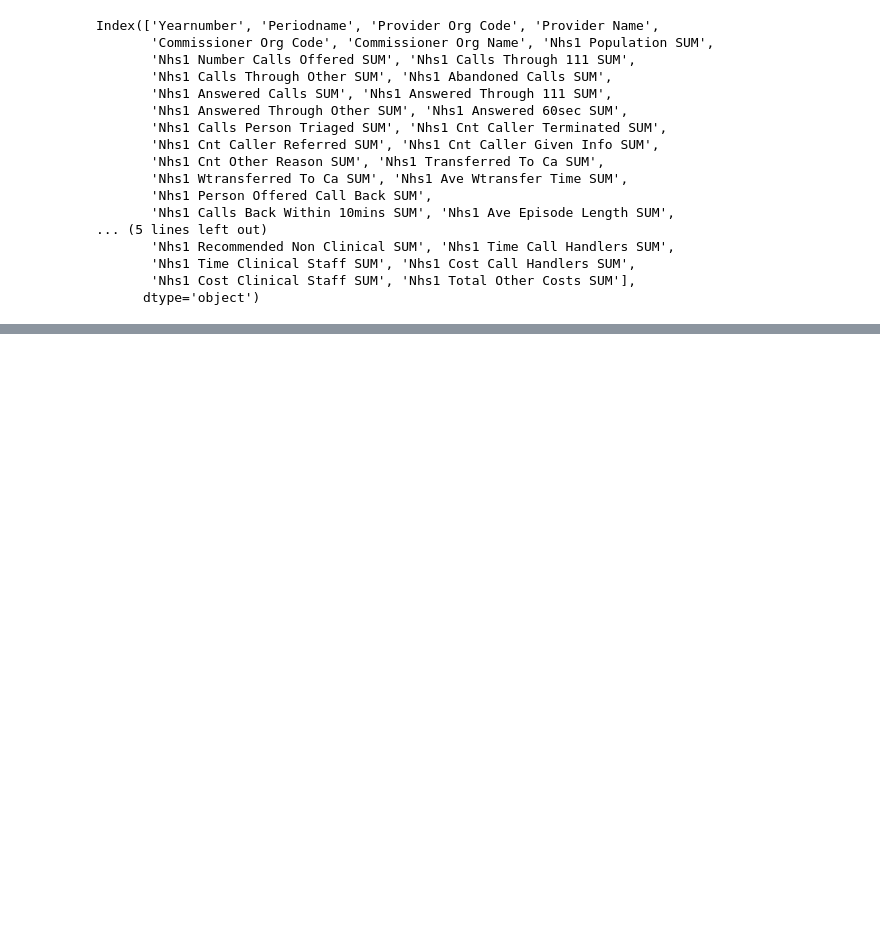
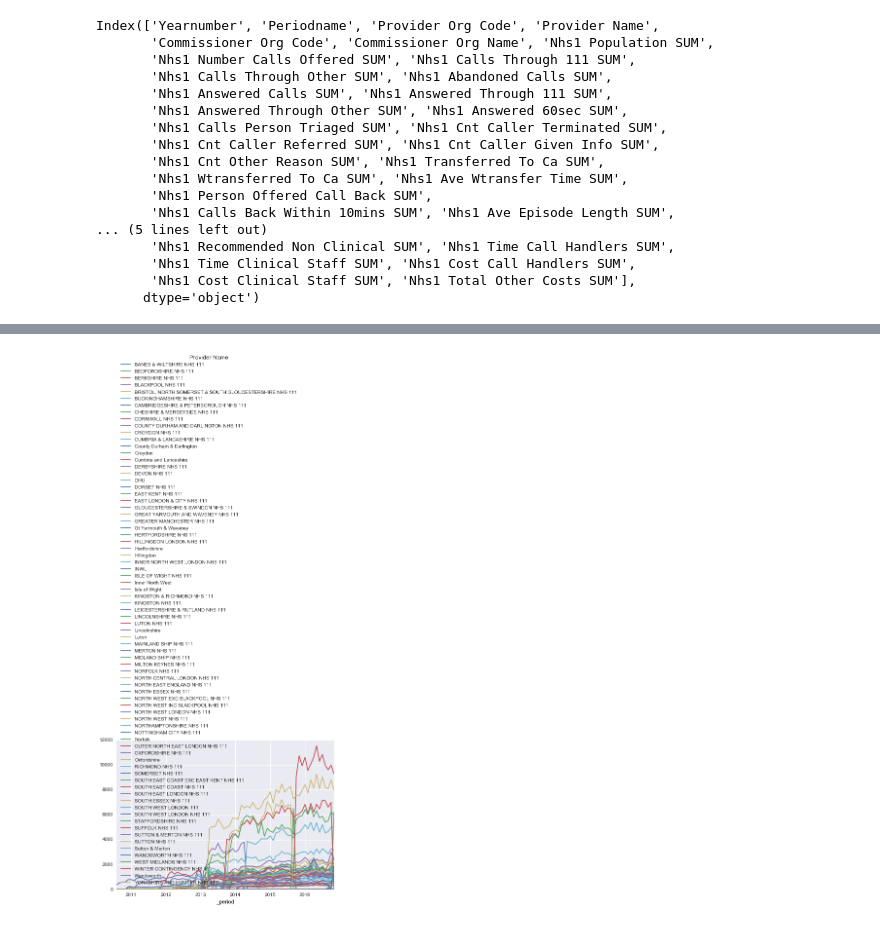
Before and after one commit to psychemedia/openHealthDataDoodles, a Jupyter notebook: notebooks/NHS 111.ipynb, the cells around one changed output, grey strips where cells are left out. Saved outputs shown, nothing was run; the diff lists cells and outputs as text; code cells hidden in the pictures; blank space fills up the shorter version.

```diff
--- a/notebooks/NHS 111.ipynb
+++ b/notebooks/NHS 111.ipynb
@@ -69 +78,8 @@ df.head()
+# %%
+#The groupby returns an index with period and provider;
+#Find total number of recommendations to A&E in each group
+#unstack on provider, fill NA with 0
+df.groupby(['_period','Provider Name'])['Nhs1 Recommend To Ae SUM'].sum().unstack("Provider Name").fillna(0).plot();
+# %% [output]
+[figure, added]
 # %%
```
Also changed, not shown: parts of 20 cells of this notebook.
